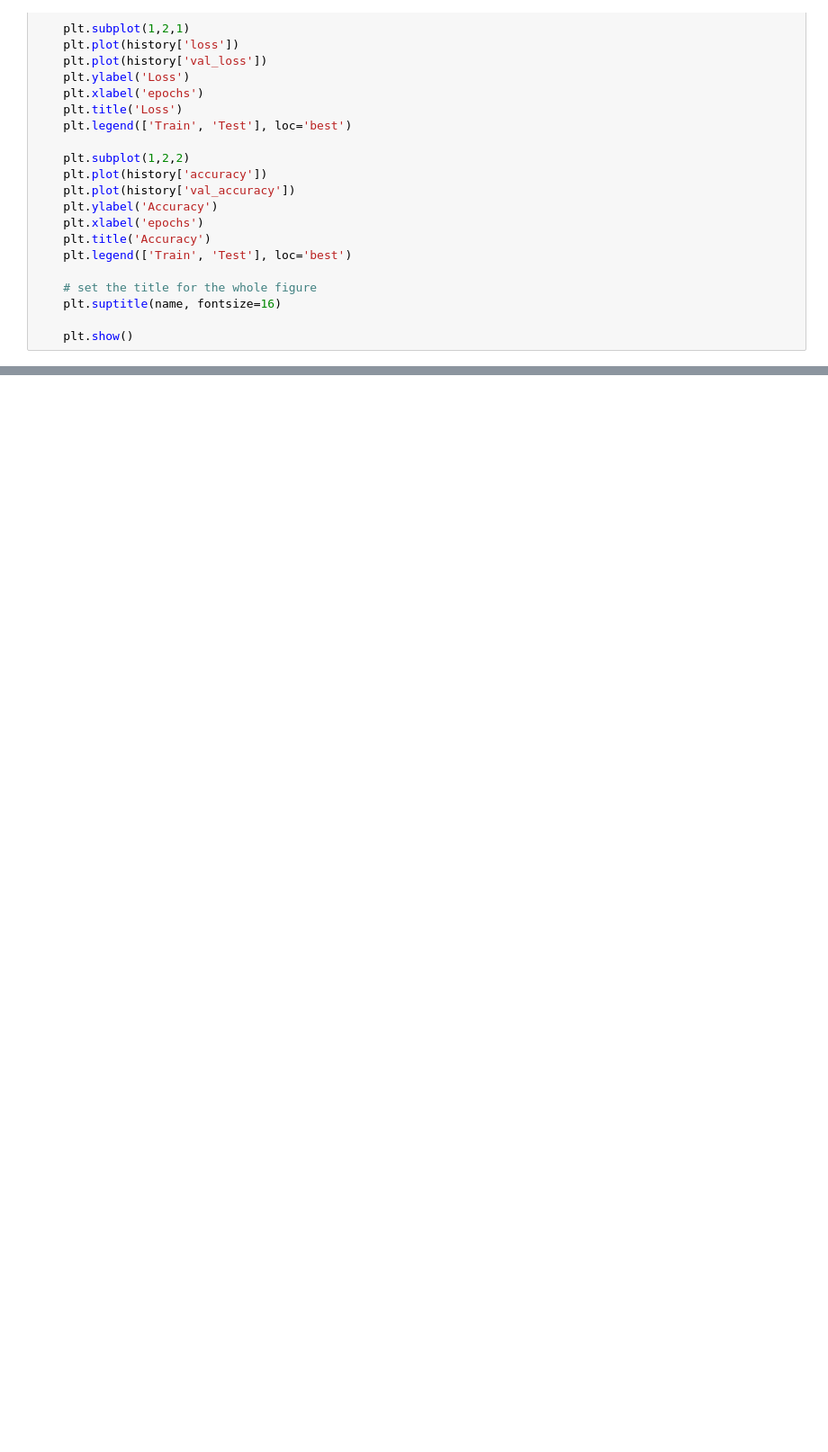
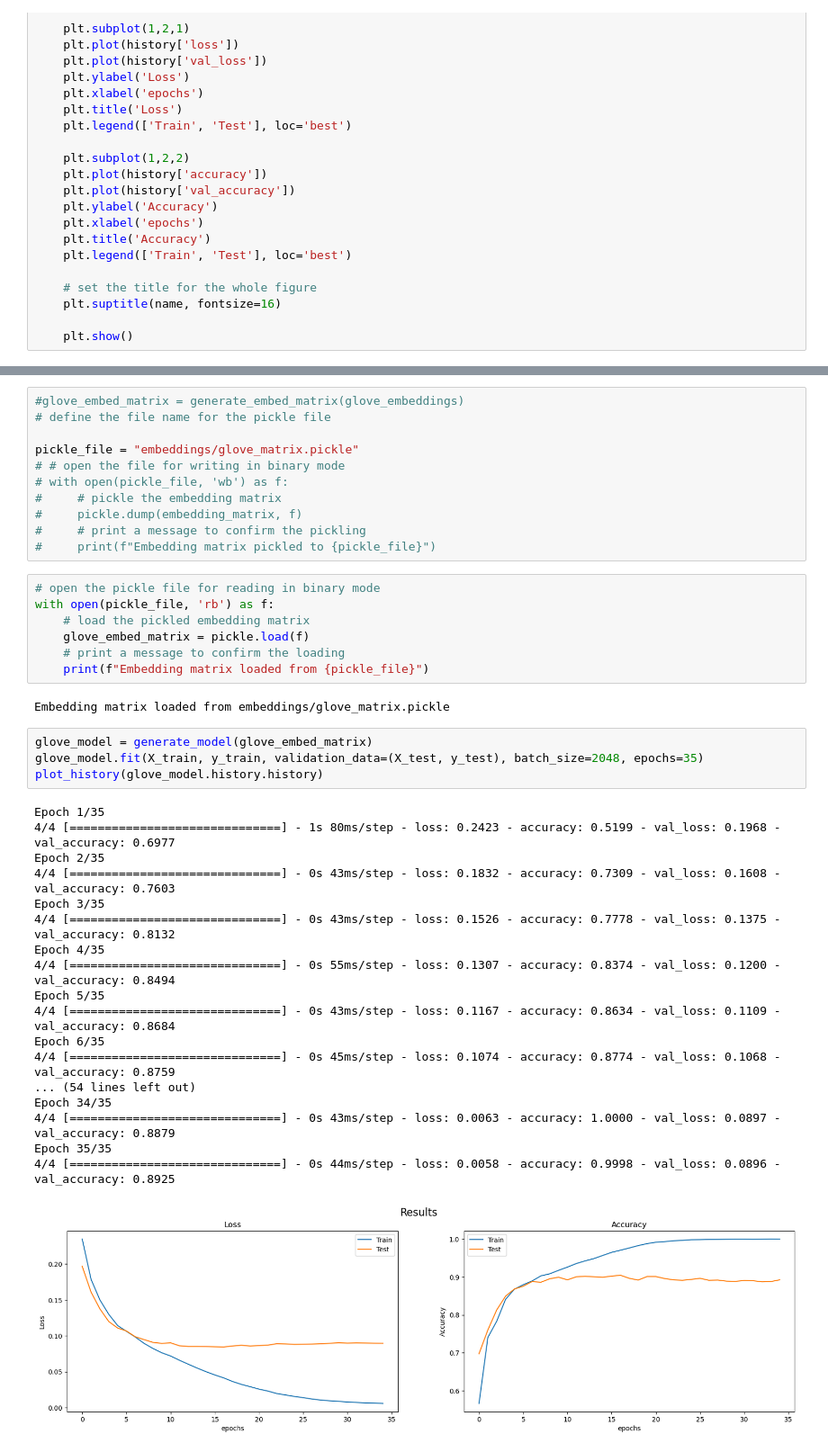
Before and after one commit to EliasLMann/pol-embed-bias, a Jupyter notebook: main.ipynb, the cells around one changed output, grey strips where cells are left out. Shown: that part at 90% size. Drawn from its saved outputs; the diff is of its cells as text; blank space fills up the shorter version.

```diff
--- a/main.ipynb
+++ b/main.ipynb
@@ -377,0 +314,43 @@ Actual: 1
+# %%
+#glove_embed_matrix = generate_embed_matrix(glove_embeddings)
+# define the file name for the pickle file
+
+pickle_file = "embeddings/glove_matrix.pickle"
+# # open the file for writing in binary mode
+# with open(pickle_file, 'wb') as f:
+#     # pickle the embedding matrix
+#     pickle.dump(embedding_matrix, f)
+#     # print a message to confirm the pickling
+#     print(f"Embedding matrix pickled to {pickle_file}")
+# %%
+# open the pickle file for reading in binary mode
+with open(pickle_file, 'rb') as f:
+    # load the pickled embedding matrix
+    glove_embed_matrix = pickle.load(f)
+    # print a message to confirm the loading
+    print(f"Embedding matrix loaded from {pickle_file}")
+# %% [output]
+Embedding matrix loaded from embeddings/glove_matrix.pickle
+# %%
+glove_model = generate_model(glove_embed_matrix)
+glove_model.fit(X_train, y_train, validation_data=(X_test, y_test), batch_size=2048, epochs=35)
+plot_history(glove_model.history.history)
+# %% [output]
+Epoch 1/35
+4/4 [==============================] - 1s 80ms/step - loss: 0.2423 - accuracy: 0.5199 - val_loss: 0.1968 - val_accuracy: 0.6977
+Epoch 2/35
+4/4 [==============================] - 0s 43ms/step - loss: 0.1832 - accuracy: 0.7309 - val_loss: 0.1608 - val_accuracy: 0.7603
+Epoch 3/35
+4/4 [==============================] - 0s 43ms/step - loss: 0.1526 - accuracy: 0.7778 - val_loss: 0.1375 - val_accuracy: 0.8132
+Epoch 4/35
+4/4 [==============================] - 0s 55ms/step - loss: 0.1307 - accuracy: 0.8374 - val_loss: 0.1200 - val_accuracy: 0.8494
+Epoch 5/35
+4/4 [==============================] - 0s 43ms/step - loss: 0.1167 - accuracy: 0.8634 - val_loss: 0.1109 - val_accuracy: 0.8684
+Epoch 6/35
+4/4 [==============================] - 0s 45ms/step - loss: 0.1074 - accuracy: 0.8774 - val_loss: 0.1068 - val_accuracy: 0.8759
+... (54 lines left out)
+Epoch 34/35
+4/4 [==============================] - 0s 43ms/step - loss: 0.0063 - accuracy: 1.0000 - val_loss: 0.0897 - val_accuracy: 0.8879
+Epoch 35/35
+4/4 [==============================] - 0s 44ms/step - loss: 0.0058 - accuracy: 0.9998 - val_loss: 0.0896 - val_accuracy: 0.8925
+[figure, added]
```
Also changed, not shown: parts of 25 cells of this notebook, 1 other file.
